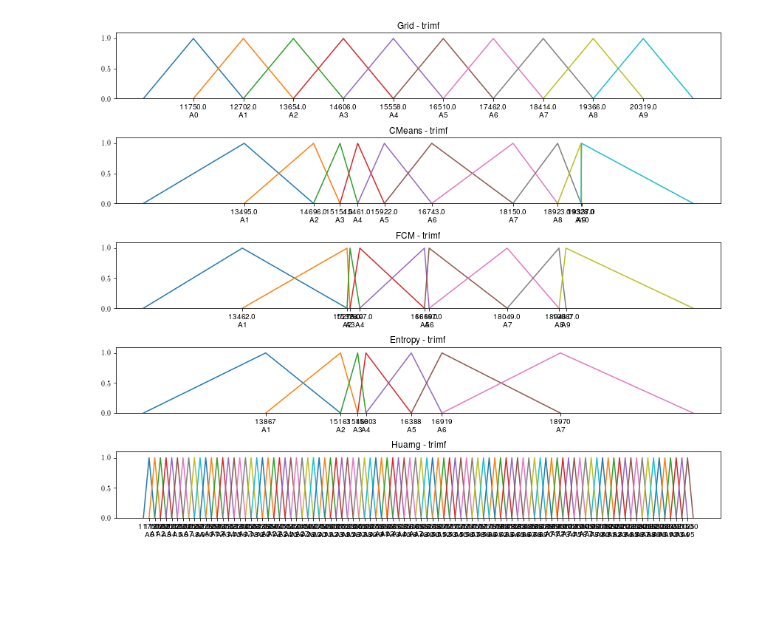
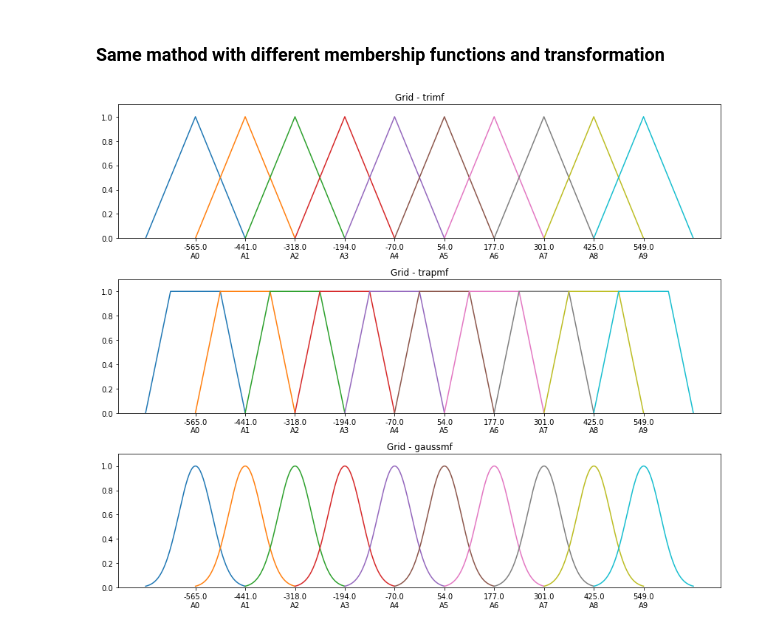
Before and after one commit to PYFTS/pyFTS, a Jupyter notebook: pyFTS/notebooks/Partitioners.ipynb, the cells around one changed output. Cells and saved outputs as stored; diff of their text form; code cells hidden in the pictures; blank space fills up the shorter version.

Commit message:
Improvements on partitioners.Util

```diff
--- a/pyFTS/notebooks/Partitioners.ipynb
+++ b/pyFTS/notebooks/Partitioners.ipynb
@@ -11,0 +30,4 @@ enrollments = Enrollments.get_data()
+# %%
+from pyFTS.common import Transformations
+
+tdiff = Transformations.Differential(1)
@@ -11,0 +38,5 @@ enrollments = Enrollments.get_data()
+# %%
+from pyFTS.data import TAIEX
+
+dataset = TAIEX.get_data()
+dataset_diff = tdiff.apply(dataset)
@@ -38,10 +82,10 @@ A9: gaussmf([20318.58000000001, 317.3733333333334])
+# %% [markdown]
+### Same mathod with different membership functions and transformation
 # %%
-part = pUtil.explore_partitioners(enrollments, 10, methods=[Grid.GridPartitioner, CMeans.CMeansPartitioner,
-                                                           FCM.FCMPartitioner, Entropy.EntropyPartitioner,
-                                                           Huarng.HuarngPartitioner],
-                                  mf=[mf.trimf])
+part = pUtil.explore_partitioners(dataset, 10, methods=[Grid.GridPartitioner],
+                                  mf=[mf.trimf, mf.trapmf, mf.gaussmf], transformation=tdiff)
 # %% [output]
-[figure, old version]
+[figure, new version]
 # %%
 for p in part:
     print(p)
```
Also changed, not shown: parts of 23 cells of this notebook, 3 other files.
